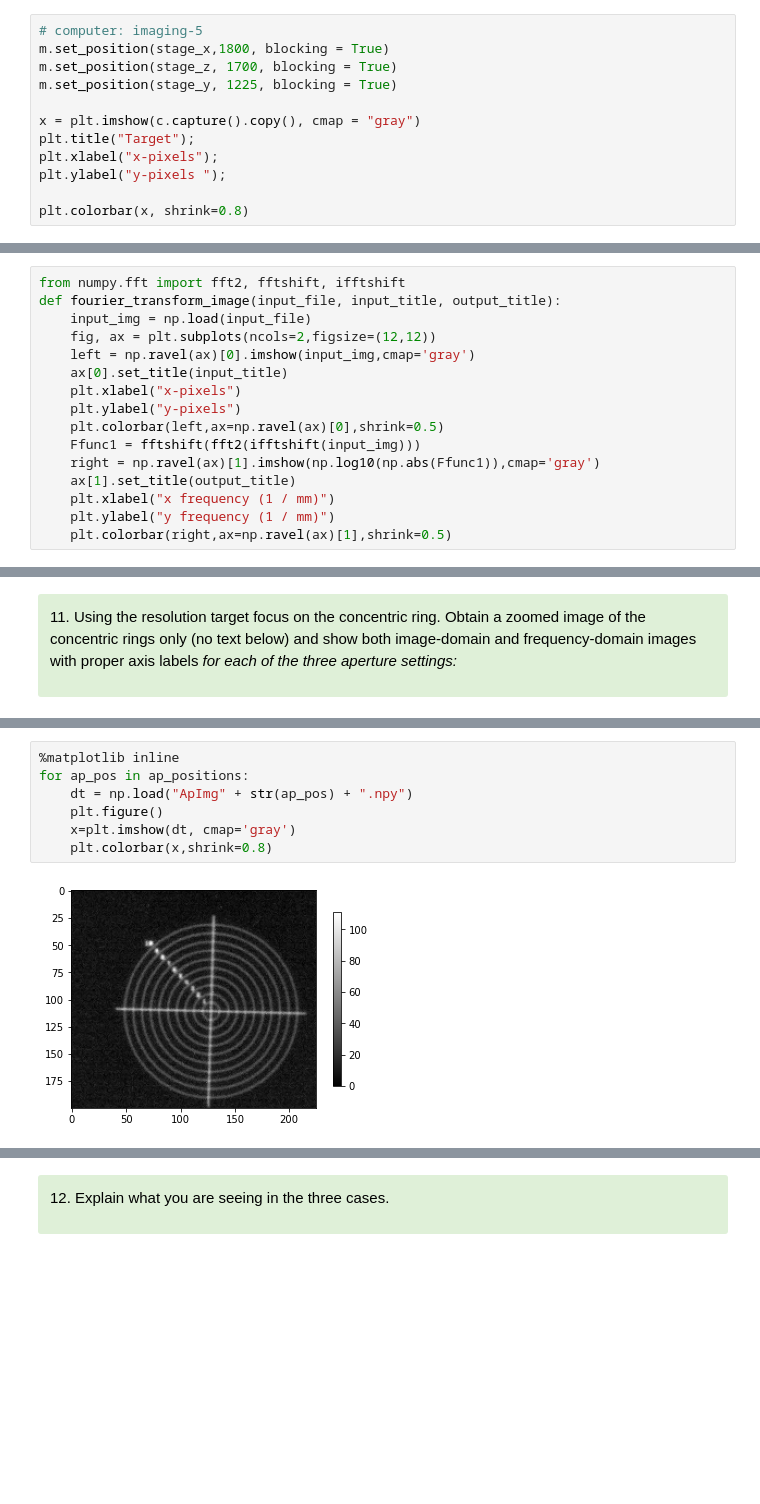
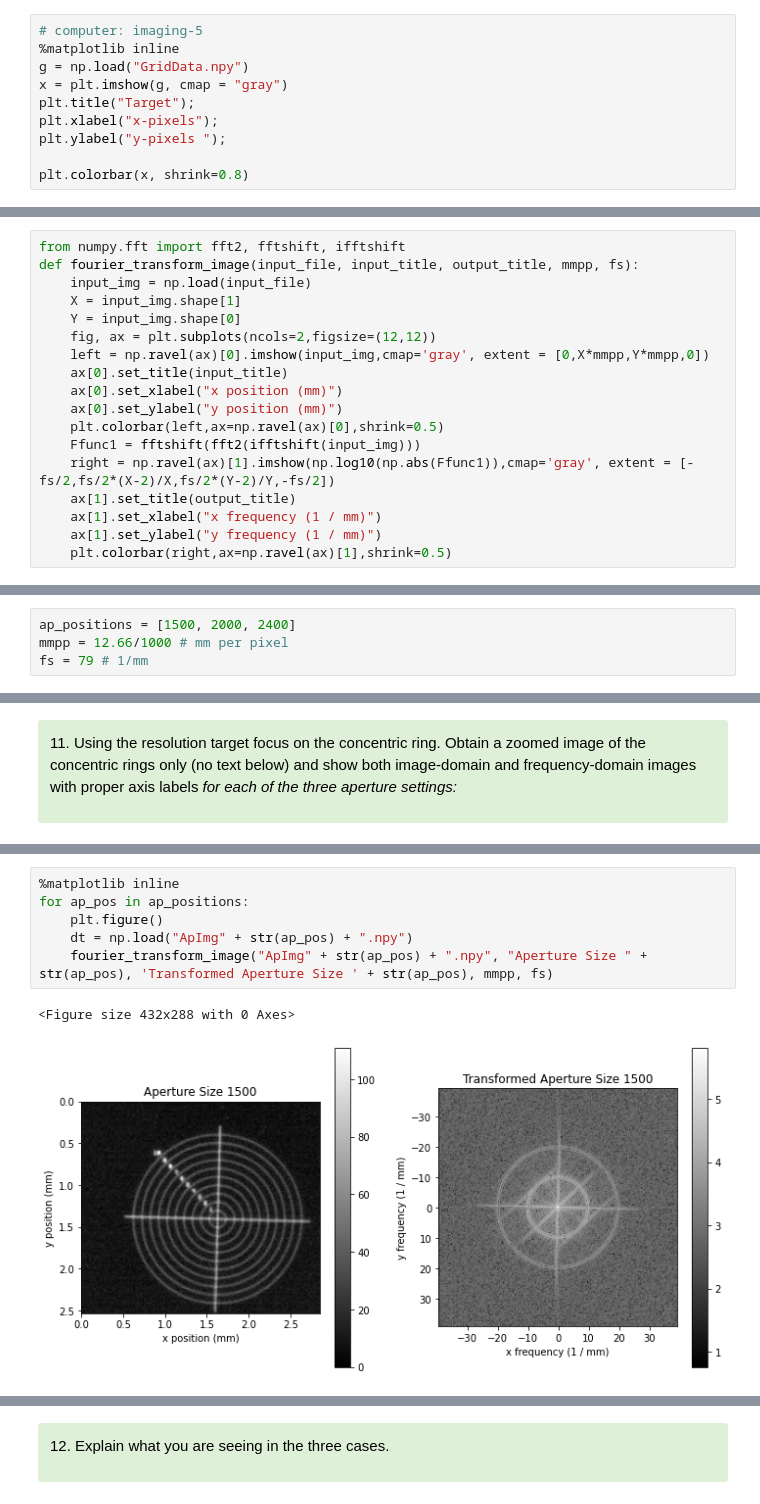
Before and after one commit to dishamishra/Labs_Imager, a Jupyter notebook: Lab2 Part2 (Clean).ipynb, the cells around one changed output, grey strips where cells are left out. Saved outputs shown, nothing was run; the diff lists cells and outputs as text; blank space fills up the shorter version.

```diff
--- a/Lab2 Part2 (Clean).ipynb
+++ b/Lab2 Part2 (Clean).ipynb
@@ -70,10 +52,8 @@ plt.ylim(656, 706)
 # %%
 # computer: imaging-5
-m.set_position(stage_x,1800, blocking = True)
-m.set_position(stage_z, 1700, blocking = True)
-m.set_position(stage_y, 1225, blocking = True)
-
-x = plt.imshow(c.capture().copy(), cmap = "gray")
+%matplotlib inline
+g = np.load("GridData.npy")
+x = plt.imshow(g, cmap = "gray")
 plt.title("Target");
 plt.xlabel("x-pixels");
 plt.ylabel("y-pixels ");
@@ -110,19 +97,21 @@ Magnification = 5.3 micrometers per pixel / 2.17 micrometers per pixel = 2.44 X
 </div>
 # %%
 from numpy.fft import fft2, fftshift, ifftshift
-def fourier_transform_image(input_file, input_title, output_title):
+def fourier_transform_image(input_file, input_title, output_title, mmpp, fs):
     input_img = np.load(input_file)
+    X = input_img.shape[1]
+    Y = input_img.shape[0]
     fig, ax = plt.subplots(ncols=2,figsize=(12,12))
-    left = np.ravel(ax)[0].imshow(input_img,cmap='gray')
+    left = np.ravel(ax)[0].imshow(input_img,cmap='gray', extent = [0,X*mmpp,Y*mmpp,0])
     ax[0].set_title(input_title)
-    plt.xlabel("x-pixels")
-    plt.ylabel("y-pixels")
+    ax[0].set_xlabel("x position (mm)")
+    ax[0].set_ylabel("y position (mm)")
     plt.colorbar(left,ax=np.ravel(ax)[0],shrink=0.5)
     Ffunc1 = fftshift(fft2(ifftshift(input_img)))
-    right = np.ravel(ax)[1].imshow(np.log10(np.abs(Ffunc1)),cmap='gray')
+    right = np.ravel(ax)[1].imshow(np.log10(np.abs(Ffunc1)),cmap='gray', extent = [-fs/2,fs/2*(X-2)/X,fs/2*(Y-2)/Y,-fs/2])
     ax[1].set_title(output_title)
-    plt.xlabel("x frequency (1 / mm)")
-    plt.ylabel("y frequency (1 / mm)")
+    ax[1].set_xlabel("x frequency (1 / mm)")
+    ax[1].set_ylabel("y frequency (1 / mm)")
     plt.colorbar(right,ax=np.ravel(ax)[1],shrink=0.5)
 # %%
 #RUN LATER WITH CORRECT IMAGE
@@ -345,3 +389,7 @@ M = 5.3 um/pixel / 12.66 um/pixel = 0.42
 <font color='black'> 10. Repeat the following data collection for three aperture settings.
 </font>
 </div>
+# %%
+ap_positions = [1500, 2000, 2400]
+mmpp = 12.66/1000 # mm per pixel
+fs = 79 # 1/mm
@@ -366,9 +412,9 @@ for ap_pos in ap_positions:
 # %%
 %matplotlib inline
 for ap_pos in ap_positions:
+    plt.figure()
     dt = np.load("ApImg" + str(ap_pos) + ".npy")
-    plt.figure()
-    x=plt.imshow(dt, cmap='gray')
-    plt.colorbar(x,shrink=0.8)
+    fourier_transform_image("ApImg" + str(ap_pos) + ".npy", "Aperture Size " + str(ap_pos), 'Transformed Aperture Size ' + str(ap_pos), mmpp, fs)
 # %% [output]
+<Figure size 432x288 with 0 Axes>
-[figure, old version]
+[figure, new version]
```
Also changed, not shown: parts of 30 cells of this notebook, 4 other files.
